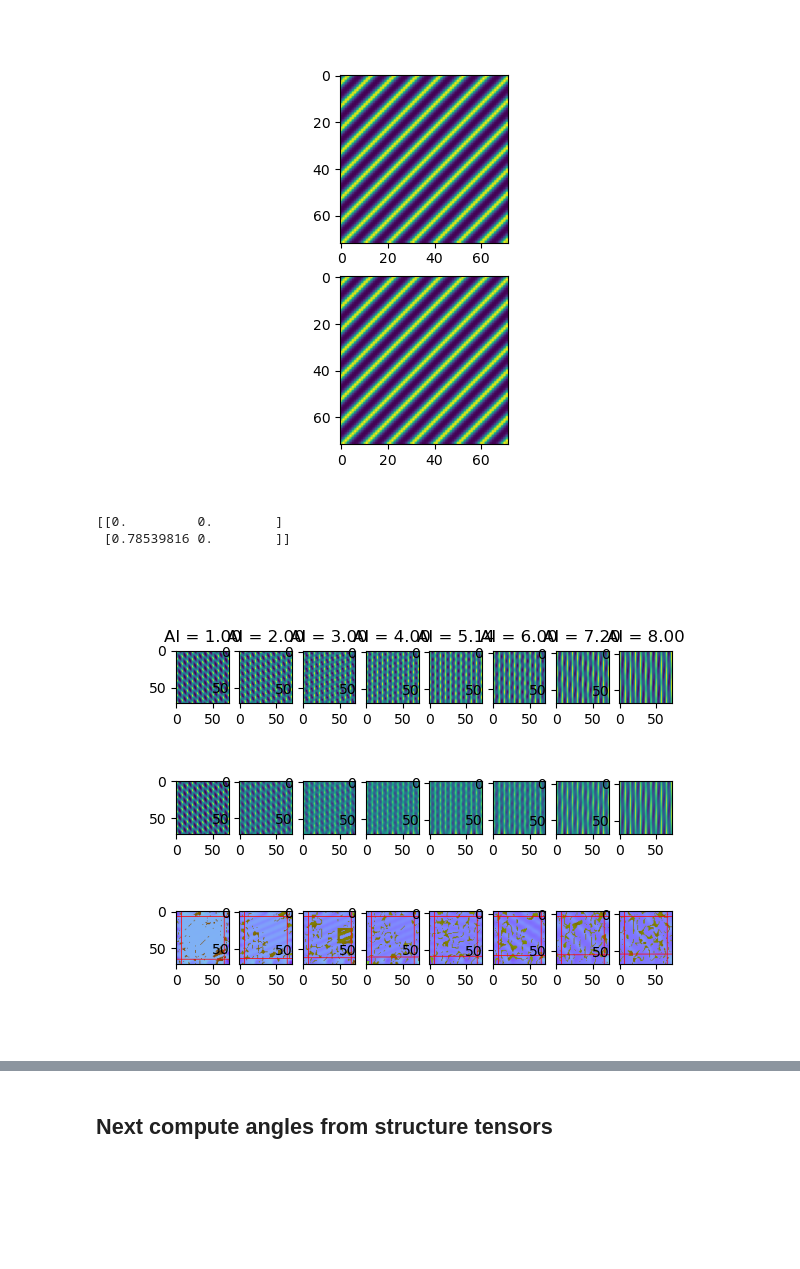
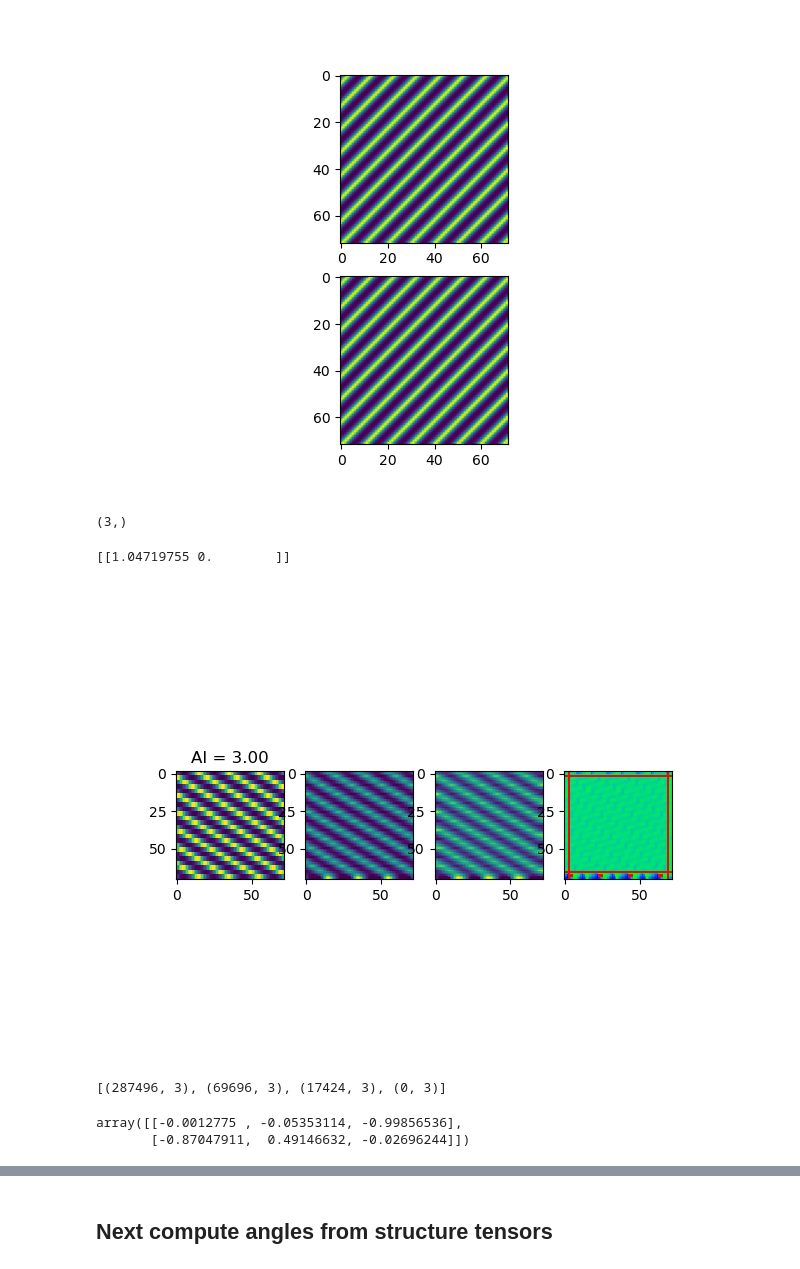
Before and after one commit to BrysonGray/fibermetric, a Jupyter notebook: notebooks/make_sta_figures.ipynb, the cells around one changed output, grey strips where cells are left out. Drawn from its saved outputs; the diff is of its cells as text; code cells hidden in the pictures; blank space fills up the shorter version.

```diff
--- a/notebooks/make_sta_figures.ipynb
+++ b/notebooks/make_sta_figures.ipynb
@@ -472,45 +482,62 @@ True
 errors_df['angles'].iloc[0].shape
 # %%
 plt.close('all')
+# %%
+ax.shape
+# %% [output]
+(3,)
 # %%
 # in 3D
-shapes = [(72,72,72), (36,72,72), (24,72,72), (18,72,72), (14,72,72), (12,72,72), (10,72,72), (9,72,72)]
+# shapes = [(72,72,72), (36,72,72), (24,72,72), (18,72,72), (14,72,72), (12,72,72), (10,72,72), (9,72,72)]
+# shapes = [(72,72,72), (24,72,72), (14,72,72), (10,72,72)]
+shapes = [(24,72,72)]
+
+
 AI = [d[1]/d[0] for d in shapes]
-period=7.0
-true_thetas = np.array([[0.0, 0.0],
-                        [np.pi/4, 0.0]])
-sigma0 = 2.5
-sigma1 = 2.5
+period=10.0
+sigma0 = 1.0
+sigma1 = 1.0
 # true_thetas = np.array([np.pi/4, 3*np.pi/4])
 # true_thetas = errors_df['angles'].iloc[0]
 # true_thetas = np.array([[np.pi/2, 0.0],
                         # [np.pi/3, np.pi/4]])
+true_thetas = np.array([[np.pi/3, 0.0]])
 print(true_thetas)
-fig, ax = plt.subplots(3,8)
-for i in range(ax.shape[1]):
+fig, ax = plt.subplots(1,4)
+angles_dist = []
+for i in range(1): #ax.shape[1]):
     n = shapes[i]
     d = (n[1]/n[0], 1.0, 1.0)
     x = [np.arange(ni)*di for ni, di in zip(n, d)]
+    crop = round(max(sigma0,sigma1)*8.0/3) # two-thirds the radius of the largest kernel
+    crop_end = round(AI[i]) - 1
     img = sta_validate.make_phantom(x, true_thetas, period=period, interp=False, noise=1e-12)
     img_up = sta_validate.make_phantom(x, true_thetas, period=period, noise=1e-12)
+    img_blur = sta_validate.make_phantom(x, true_thetas, period=period, blur_correction=True, noise=1e-12)
+    # img_up = np.random.randn(72,72,72) * 1e-6
     S = histology.structure_tensor(img_up, derivative_sigma=sigma0, tensor_sigma=sigma1, normalize=True)
     angles = histology.angles(S, cartesian=True)
-    angles = (angles - np.min(angles)) / (np.max(angles)-np.min(angles))
-    crop = round(max(sigma0,sigma1)*8.0/3) # two-thirds the radius of the largest kernel
-    crop_end = round(AI[i]) - 1
+    angles_dist.append(angles[crop:-crop-crop_end, crop:-crop, crop:-crop].reshape(-1,3)) # save for k-means
+    # angles_ = (angles - np.min(angles)) / (np.max(angles)-np.min(angles))
+    angles_ = np.abs(angles)
     crop_color = [1.0,0.0,0.0]
-    angles[crop] = crop_color
-    angles[-crop-crop_end] = crop_color
-    angles[:,crop] = crop_color
-    angles[:,-crop] = crop_color
-    angles[:,:,crop] = crop_color
-    angles[:,:,-crop] = crop_color
+    angles_[crop] = crop_color
+    angles_[-crop-crop_end] = crop_color
+    angles_[:,crop] = crop_color
+    angles_[:,-crop] = crop_color
+    angles_[:,:,crop] = crop_color
+    angles_[:,:,-crop] = crop_color
     extent = (x[1][0]-d[1]/2, x[1][-1]+d[1]/2, x[0][-1]+d[0]/2, x[0][0]-d[0]/2)
-    ax[0][i].imshow(img[:,:,36], extent=extent)
-    ax[0][i].set_title(f'AI = {d[0]:.2f}')
-    ax[1][i].imshow(img_up[:,:,36], extent=extent)
-    ax[2][i].imshow(angles[:,:,36], extent=extent)
+    # ax[0][i].imshow(img[:,:,36], extent=extent, interpolation='none')
+    # ax[0][i].set_title(f'AI = {d[0]:.2f}')
+    # ax[1][i].imshow(img_up[:,:,36], extent=extent, vmin=1e-6, interpolation='none')
+    # ax[2][i].imshow(img_blur[:,:,36], extent=extent, interpolation='none')
+    # ax[3][i].imshow(angles_[:,:,36], extent=extent, interpolation='none')
+    ax[0].imshow(img[:,:,36], extent=extent, interpolation='none')
+    ax[0].set_title(f'AI = {d[0]:.2f}')
+    ax[1].imshow(img_up[:,:,36], extent=extent, vmin=1e-3, interpolation='none')
+    ax[2].imshow(img_blur[:,:,36], extent=extent, vmin=1e-3, interpolation='none')
+    ax[3].imshow(angles_[:,:,36], extent=extent, interpolation='none')
 # %% [output]
-[[0.         0.        ]
- [0.78539816 0.        ]]
+[[1.04719755 0.        ]]
-[figure, old version]
+[figure, new version]
@@ -523,0 +544,4 @@ plt.imshow(new_image[:,36])
+# %%
+print([a.shape for a in angles_dist])
+# %% [output]
+[(287496, 3), (69696, 3), (17424, 3), (0, 3)]
@@ -523,0 +555,9 @@ plt.imshow(new_image[:,36])
+# %%
+skm = apsym_kmeans.APSymKMeans(n_clusters=2)
+angles_ = angles[crop:-crop-crop_end, crop:-crop, crop:-crop].reshape(-1,3)
+skm.fit(angles_)
+mu = skm.cluster_centers_
+mu
+# %% [output]
+array([[-0.0012775 , -0.05353114, -0.99856536],
+       [-0.87047911,  0.49146632, -0.02696244]])
```
Also changed, not shown: parts of 11 cells of this notebook, 7 other files.
